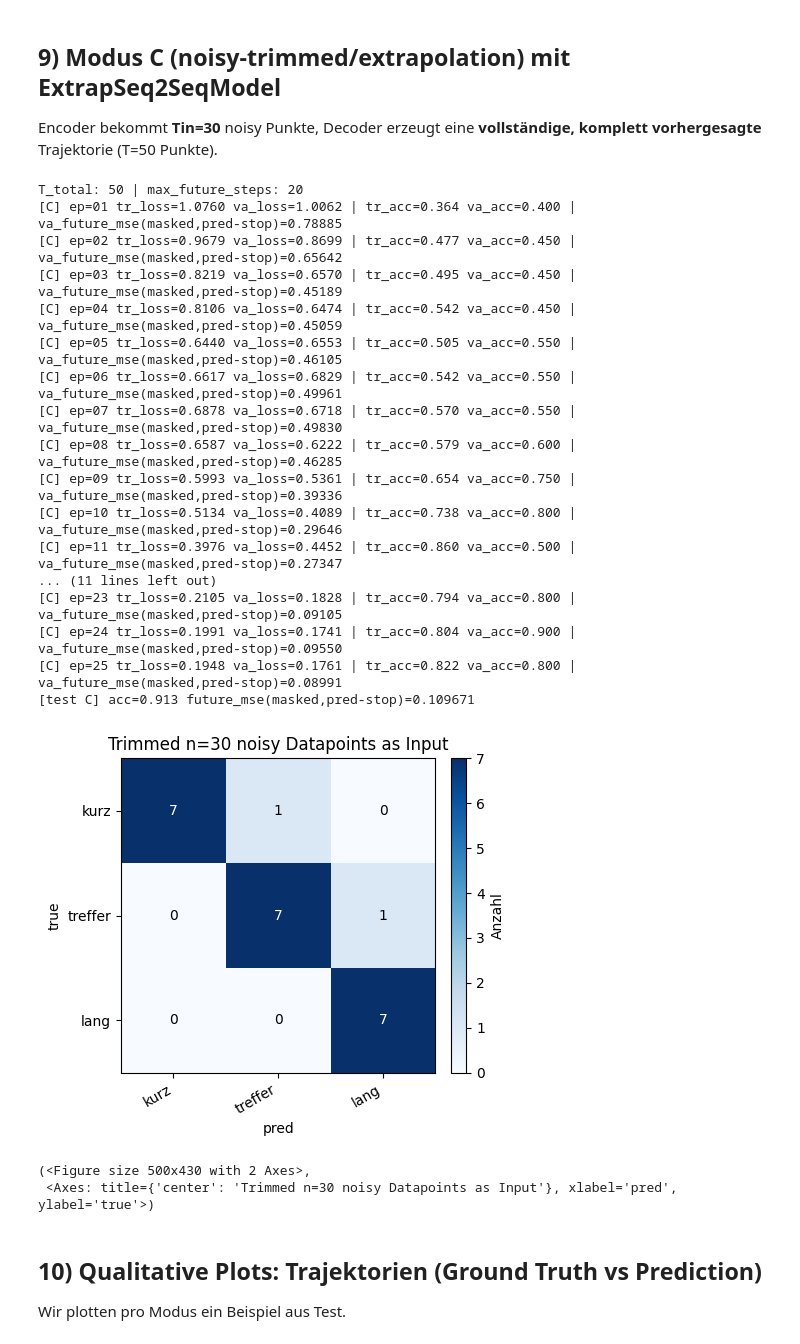
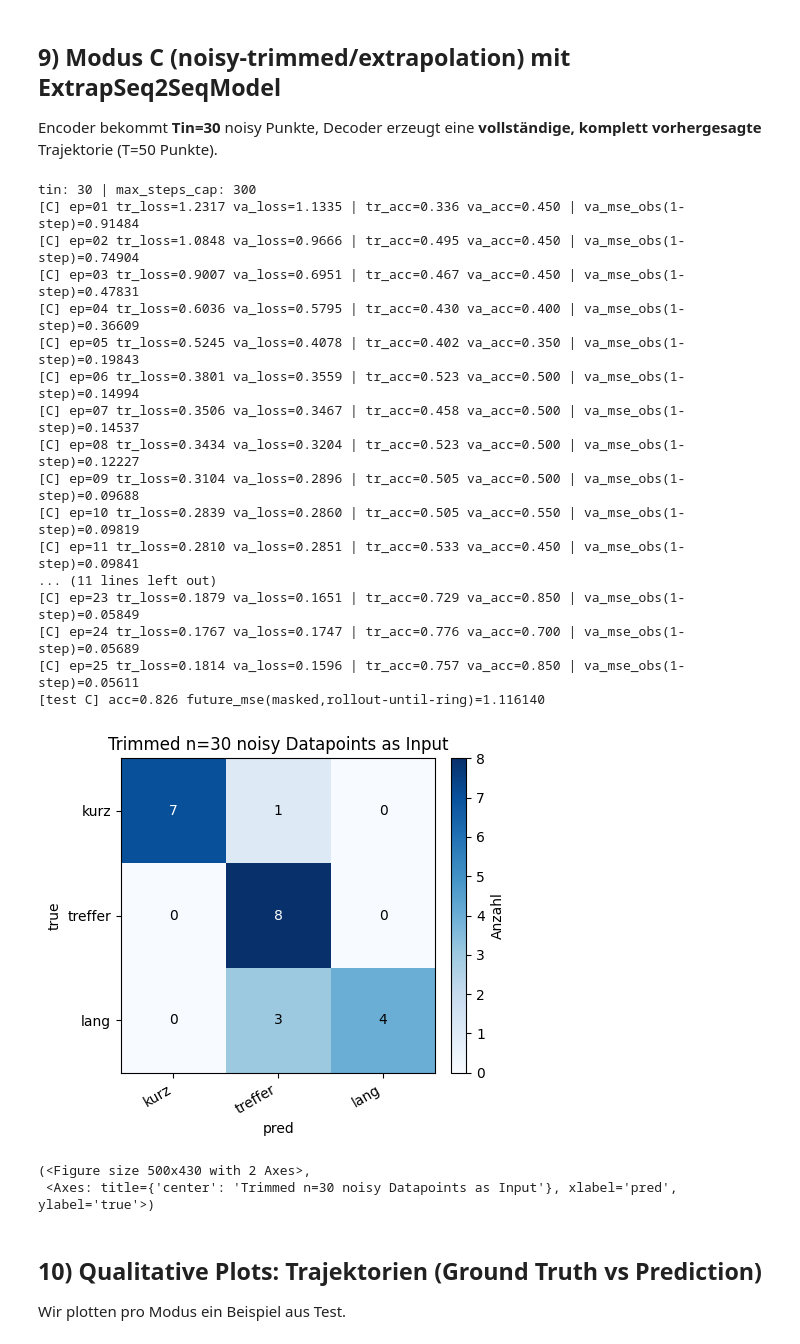
Before and after one commit to lucaa-smn/BA-Thesis, a Jupyter notebook: Seq2Seq-LSTM.ipynb, the cells around one changed output. Saved outputs shown, nothing was run; the diff lists cells and outputs as text; code cells hidden in the pictures.

```diff
--- a/Seq2Seq-LSTM.ipynb
+++ b/Seq2Seq-LSTM.ipynb
@@ -170,8 +170,9 @@ class ExtrapolationDataset(Dataset):
     - Encoder sieht die ersten Tin Punkte (x,y,t_norm) aus dem Beobachtungsfenster.
     - Decoder bekommt **keine** vollständige Zeitachse t_all, sondern nur ein aus den beobachteten Zeiten
       geschätztes Δt (hier: mittlere Schrittweite in *normalisierter* Zeit).
-    - Targets (y_all) enthalten weiterhin die komplette Trajektorie (T,2) als Supervision.
-      (Im Training/Eval wird der Regressions-Loss typischerweise nur auf den Zukunftsanteil Tin:… angewandt.)
+    - y_all enthält weiterhin die komplette Trajektorie (T,2). Diese Information kann strikt
+      als "Oracle" für **Evaluation/Reporting** genutzt werden, ohne dass sie im Training als Loss-Signal
+      in den Zukunftsteil zurückfließt (Partial-Observation-Szenario).
     """
     def __init__(self, df, scaler, tin, input_source="clean", target_source="clean"):
         self.df = df
@@ -962,59 +1009,57 @@ Encoder bekommt **Tin=30** noisy Punkte, Decoder erzeugt eine **vollständige, k
 # %%
 tin = 30
 
-# --- roll-until-ring ohne GT-Horizont: fixe Obergrenze für Future-Rollout ---
-# (kein T_out = T; stattdessen Sicherheitsgrenze + pred-basierte Ring-Stop-Maske)
-T_total = int(df.groupby("wurf_id").size().min())  # sollte konstant sein ("fixed by construction")
-max_future_steps = max(0, T_total - tin)
-print("T_total:", T_total, "| max_future_steps:", max_future_steps)
+# --- Dynamischer Rollout (rollout_until_ring): keine feste Future-Länge im Inferenz-/Eval-Pfad ---
+max_steps_cap = 300
+print("tin:", tin, "| max_steps_cap:", max_steps_cap)
 
 dsC_train = ExtrapolationDataset(df_train, scaler, tin=tin, input_source="noisy", target_source="noisy")
 dsC_val   = ExtrapolationDataset(df_val, scaler, tin=tin, input_source="noisy", target_source="noisy")
 dsC_test  = ExtrapolationDataset(df_test, scaler, tin=tin, input_source="noisy", target_source="noisy")
 dsC_clean_test = ExtrapolationDataset(df_test, scaler, tin=tin, input_source="clean", target_source="clean")
 
 dlC_train = DataLoader(dsC_train, batch_size=batch_size, shuffle=True, drop_last=False, collate_fn=collate_extrap)
 dlC_val   = DataLoader(dsC_val,   batch_size=batch_size, shuffle=False, collate_fn=collate_extrap)
 dlC_test  = DataLoader(dsC_test,  batch_size=batch_size, shuffle=False, collate_fn=collate_extrap)
 
 modelC = ExtrapSeq2SeqModel(hidden_dim=128, num_layers=2, dropout=0.1).to(device)
 
 histC = train_extrap(
     modelC, dlC_train, dlC_val,
     tin=tin,
     epochs=25, lr=2e-3, cls_weight=0.2,
-    max_future_steps=max_future_steps
+    max_steps_cap=max_steps_cap
 )
 
 # plot_history(histC, "Mode C (extrapolation) - ExtrapSeq2SeqModel")
 
 cmC = eval_extrap(modelC, dlC_test, tin=tin,
-    max_future_steps=max_future_steps, split_name="test C")
+    max_steps=max_steps_cap, split_name="test C")
 plot_confusion_matrix(
     cm=cmC,
     class_names=["kurz", "treffer", "lang"],
     normalize=False,
     title="Trimmed n=30 noisy Datapoints as Input",
 )
 # %% [output]
-T_total: 50 | max_future_steps: 20
-[C] ep=01 tr_loss=1.0760 va_loss=1.0062 | tr_acc=0.364 va_acc=0.400 | va_future_mse(masked,pred-stop)=0.78885
-[C] ep=02 tr_loss=0.9679 va_loss=0.8699 | tr_acc=0.477 va_acc=0.450 | va_future_mse(masked,pred-stop)=0.65642
-[C] ep=03 tr_loss=0.8219 va_loss=0.6570 | tr_acc=0.495 va_acc=0.450 | va_future_mse(masked,pred-stop)=0.45189
-[C] ep=04 tr_loss=0.8106 va_loss=0.6474 | tr_acc=0.542 va_acc=0.450 | va_future_mse(masked,pred-stop)=0.45059
-[C] ep=05 tr_loss=0.6440 va_loss=0.6553 | tr_acc=0.505 va_acc=0.550 | va_future_mse(masked,pred-stop)=0.46105
-[C] ep=06 tr_loss=0.6617 va_loss=0.6829 | tr_acc=0.542 va_acc=0.550 | va_future_mse(masked,pred-stop)=0.49961
-[C] ep=07 tr_loss=0.6878 va_loss=0.6718 | tr_acc=0.570 va_acc=0.550 | va_future_mse(masked,pred-stop)=0.49830
-[C] ep=08 tr_loss=0.6587 va_loss=0.6222 | tr_acc=0.579 va_acc=0.600 | va_future_mse(masked,pred-stop)=0.46285
-[C] ep=09 tr_loss=0.5993 va_loss=0.5361 | tr_acc=0.654 va_acc=0.750 | va_future_mse(masked,pred-stop)=0.39336
-[C] ep=10 tr_loss=0.5134 va_loss=0.4089 | tr_acc=0.738 va_acc=0.800 | va_future_mse(masked,pred-stop)=0.29646
-[C] ep=11 tr_loss=0.3976 va_loss=0.4452 | tr_acc=0.860 va_acc=0.500 | va_future_mse(masked,pred-stop)=0.27347
+tin: 30 | max_steps_cap: 300
+[C] ep=01 tr_loss=1.2317 va_loss=1.1335 | tr_acc=0.336 va_acc=0.450 | va_mse_obs(1-step)=0.91484
+[C] ep=02 tr_loss=1.0848 va_loss=0.9666 | tr_acc=0.495 va_acc=0.450 | va_mse_obs(1-step)=0.74904
+[C] ep=03 tr_loss=0.9007 va_loss=0.6951 | tr_acc=0.467 va_acc=0.450 | va_mse_obs(1-step)=0.47831
+[C] ep=04 tr_loss=0.6036 va_loss=0.5795 | tr_acc=0.430 va_acc=0.400 | va_mse_obs(1-step)=0.36609
+[C] ep=05 tr_loss=0.5245 va_loss=0.4078 | tr_acc=0.402 va_acc=0.350 | va_mse_obs(1-step)=0.19843
+[C] ep=06 tr_loss=0.3801 va_loss=0.3559 | tr_acc=0.523 va_acc=0.500 | va_mse_obs(1-step)=0.14994
+[C] ep=07 tr_loss=0.3506 va_loss=0.3467 | tr_acc=0.458 va_acc=0.500 | va_mse_obs(1-step)=0.14537
+[C] ep=08 tr_loss=0.3434 va_loss=0.3204 | tr_acc=0.523 va_acc=0.500 | va_mse_obs(1-step)=0.12227
+[C] ep=09 tr_loss=0.3104 va_loss=0.2896 | tr_acc=0.505 va_acc=0.500 | va_mse_obs(1-step)=0.09688
+[C] ep=10 tr_loss=0.2839 va_loss=0.2860 | tr_acc=0.505 va_acc=0.550 | va_mse_obs(1-step)=0.09819
+[C] ep=11 tr_loss=0.2810 va_loss=0.2851 | tr_acc=0.533 va_acc=0.450 | va_mse_obs(1-step)=0.09841
 ... (11 lines left out)
-[C] ep=23 tr_loss=0.2105 va_loss=0.1828 | tr_acc=0.794 va_acc=0.800 | va_future_mse(masked,pred-stop)=0.09105
-[C] ep=24 tr_loss=0.1991 va_loss=0.1741 | tr_acc=0.804 va_acc=0.900 | va_future_mse(masked,pred-stop)=0.09550
-[C] ep=25 tr_loss=0.1948 va_loss=0.1761 | tr_acc=0.822 va_acc=0.800 | va_future_mse(masked,pred-stop)=0.08991
-[test C] acc=0.913 future_mse(masked,pred-stop)=0.109671
+[C] ep=23 tr_loss=0.1879 va_loss=0.1651 | tr_acc=0.729 va_acc=0.850 | va_mse_obs(1-step)=0.05849
+[C] ep=24 tr_loss=0.1767 va_loss=0.1747 | tr_acc=0.776 va_acc=0.700 | va_mse_obs(1-step)=0.05689
+[C] ep=25 tr_loss=0.1814 va_loss=0.1596 | tr_acc=0.757 va_acc=0.850 | va_mse_obs(1-step)=0.05611
+[test C] acc=0.826 future_mse(masked,rollout-until-ring)=1.116140
-[figure, old version]
+[figure, new version]
 (<Figure size 500x430 with 2 Axes>,
  <Axes: title={'center': 'Trimmed n=30 noisy Datapoints as Input'}, xlabel='pred', ylabel='true'>)
 # %% [markdown]
```
Also changed, not shown: parts of 5 cells of this notebook, 3 other files.
